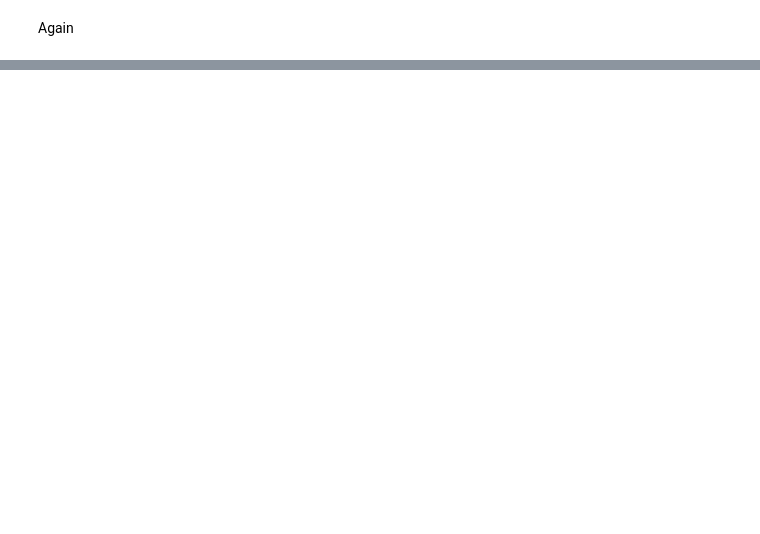
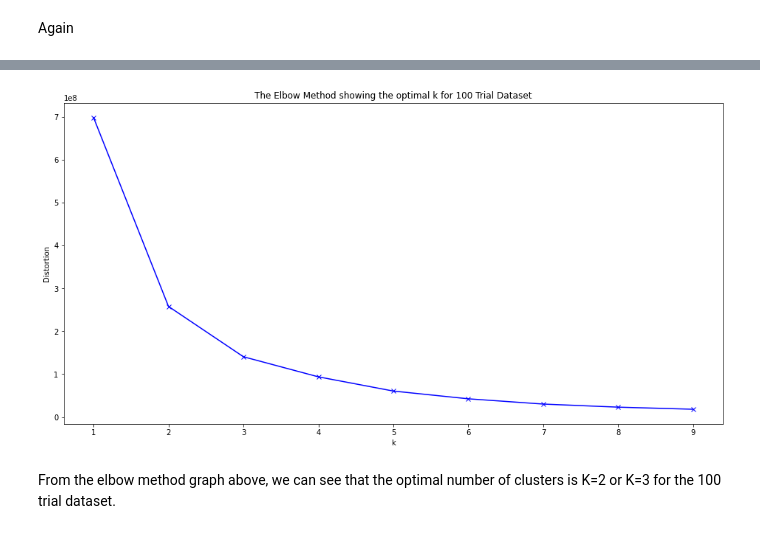
Before and after one commit to kiansweeney11/ca4015-assignment-1, a Jupyter notebook: _build/jupyter_execute/clustering.ipynb, the cells around one changed output, grey strips where cells are left out. Saved outputs shown, nothing was run; the diff lists cells and outputs as text; code cells hidden in the pictures; blank space fills up the shorter version.

```diff
--- a/_build/jupyter_execute/clustering.ipynb
+++ b/_build/jupyter_execute/clustering.ipynb
@@ -82,0 +86,18 @@ plt.show()
+# %%
+distortions = []
+K = range(1,10)
+for k in K:
+    kmeanModel = KMeans(n_clusters=k)
+    kmeanModel.fit(cleaned100[['Margin', 'Average Choice', 'Most Common Choice']])
+    distortions.append(kmeanModel.inertia_)
+# %%
+plt.figure(figsize=(16,8))
+plt.plot(K, distortions, 'bx-')
+plt.xlabel('k')
+plt.ylabel('Distortion')
+plt.title('The Elbow Method showing the optimal k for 100 Trial Dataset')
+plt.show()
+# %% [output]
+[figure, added]
+# %% [markdown]
+From the elbow method graph above, we can see that the optimal number of clusters is K=2 or K=3 for the 100 trial dataset.
```
Also changed, not shown: parts of 5 cells of this notebook, 22 other files.
